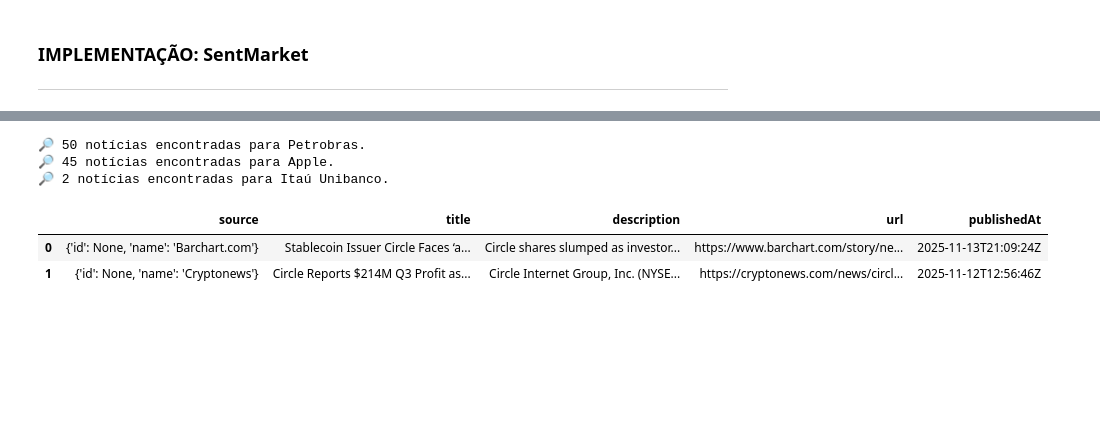
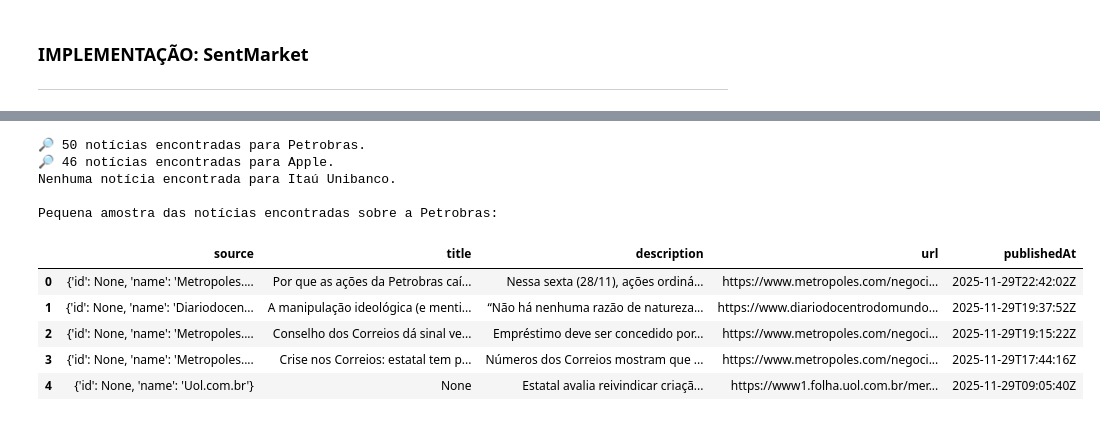
Before and after one commit to Caio-P-Neris/Projeto_PLN, a Jupyter notebook: SentMarket.ipynb, the cells around one changed output, grey strips where cells are left out. Drawn from its saved outputs; the diff is of its cells as text; code cells hidden in the pictures; blank space fills up the shorter version.

```diff
--- a/SentMarket.ipynb
+++ b/SentMarket.ipynb
@@ -150,0 +159,27 @@ from IPython.display import Markdown
+# %%
+
+# URL base da NewsAPI
+url = "https://newsapi.org/v2/everything"
+
+# chave para a NewsAPI
+news_api = "66d358d7fc7242d7a1b01c6a3a0e6d1e"
+
+# Mapeamento país → idioma principal
+IDIOMA_POR_PAIS = {
+    "brasil": "pt",
+    "portugal": "pt",
+    "angola": "pt",
+    "moçambique": "pt",
+    "estados unidos": "en",
+    "reino unido": "en",
+    "argentina": "es",
+    "espanha": "es",
+    "méxico": "es",
+    "frança": "fr",
+    "alemanha": "de",
+    "itália": "it",
+    "japão": "ja",
+    "china": "zh",
+    "rússia": "ru",
+    "índia": "hi",
+}
@@ -380,36 +506,43 @@ def pesquisar_acoes(acao):
         "q": query,
         "language": idioma,
         "sortBy": "publishedAt",
         "pageSize": 50,
         "apiKey": news_api,
         "from": (date.today() - timedelta(days=7)).isoformat(),
         "to": date.today().isoformat(),
     }
 
     # Requisição à API
     response = requests.get("https://newsapi.org/v2/everything", params=params)
     data = response.json()
 
     # Extrai artigos
     articles = data.get("articles", [])
     if not articles:
         print(f"Nenhuma notícia encontrada para {acao}.")
         return pd.DataFrame()
 
     # Converte em DataFrame
     df = pd.DataFrame(articles)[["source", "title", "description", "url", "publishedAt"]]
     print(f"🔎 {len(df)} notícias encontradas para {acao}.")
     return df
 
+
 df_petr = pesquisar_acoes("Petrobras")
 df_apple = pesquisar_acoes("Apple")
 df_itau = pesquisar_acoes("Itaú Unibanco")
-
-display(df_itau.head())
+print()
+print("Pequena amostra das notícias encontradas sobre a Petrobras:")
+display(df_petr.head())
 # %% [output]
 🔎 50 notícias encontradas para Petrobras.
-🔎 45 notícias encontradas para Apple.
-🔎 2 notícias encontradas para Itaú Unibanco.
+🔎 46 notícias encontradas para Apple.
+Nenhuma notícia encontrada para Itaú Unibanco.
+
+Pequena amostra das notícias encontradas sobre a Petrobras:
 |  | source | title | description | url | publishedAt |
-| 0 | {'id': None, 'name': 'Barchart.com'} | Stablecoin Issuer Circle Faces ‘a... | Circle shares slumped as investor... | https://www.barchart.com/story/ne... | 2025-11-13T21:09:24Z |
-| 1 | {'id': None, 'name': 'Cryptonews'} | Circle Reports $214M Q3 Profit as... | Circle Internet Group, Inc. (NYSE... | https://cryptonews.com/news/circl... | 2025-11-12T12:56:46Z |
+| 0 | {'id': None, 'name': 'Metropoles.... | Por que as ações da Petrobras caí... | Nessa sexta (28/11), ações ordiná... | https://www.metropoles.com/negoci... | 2025-11-29T22:42:02Z |
+| 1 | {'id': None, 'name': 'Diariodocen... | A manipulação ideológica (e menti... | “Não há nenhuma razão de natureza... | https://www.diariodocentrodomundo... | 2025-11-29T19:37:52Z |
+| 2 | {'id': None, 'name': 'Metropoles.... | Conselho dos Correios dá sinal ve... | Empréstimo deve ser concedido por... | https://www.metropoles.com/negoci... | 2025-11-29T19:15:22Z |
+| 3 | {'id': None, 'name': 'Metropoles.... | Crise nos Correios: estatal tem p... | Números dos Correios mostram que ... | https://www.metropoles.com/negoci... | 2025-11-29T17:44:16Z |
+| 4 | {'id': None, 'name': 'Uol.com.br'} | None | Estatal avalia reivindicar criaçã... | https://www1.folha.uol.com.br/mer... | 2025-11-29T09:05:40Z |
```
Also changed, not shown: parts of 36 cells of this notebook, 1 other file.
